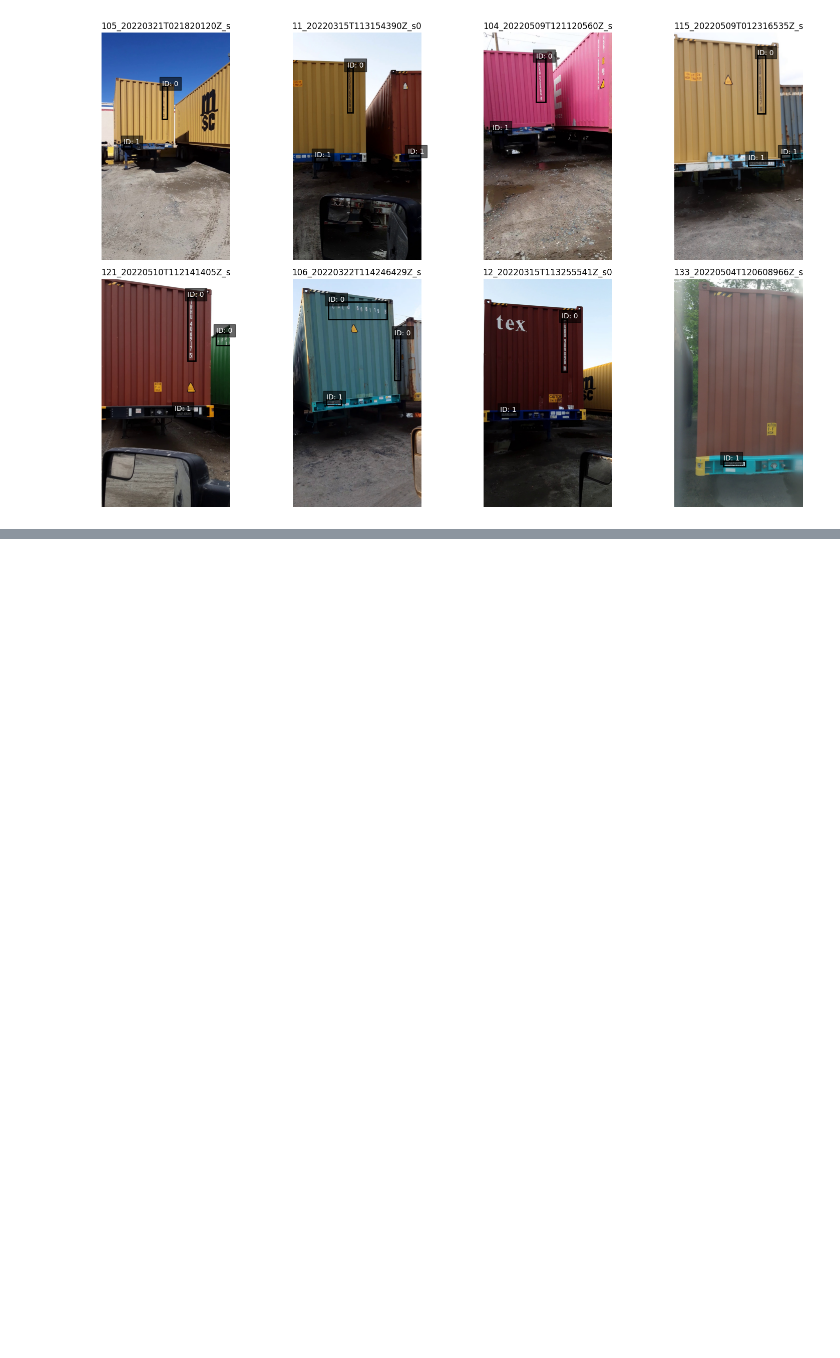
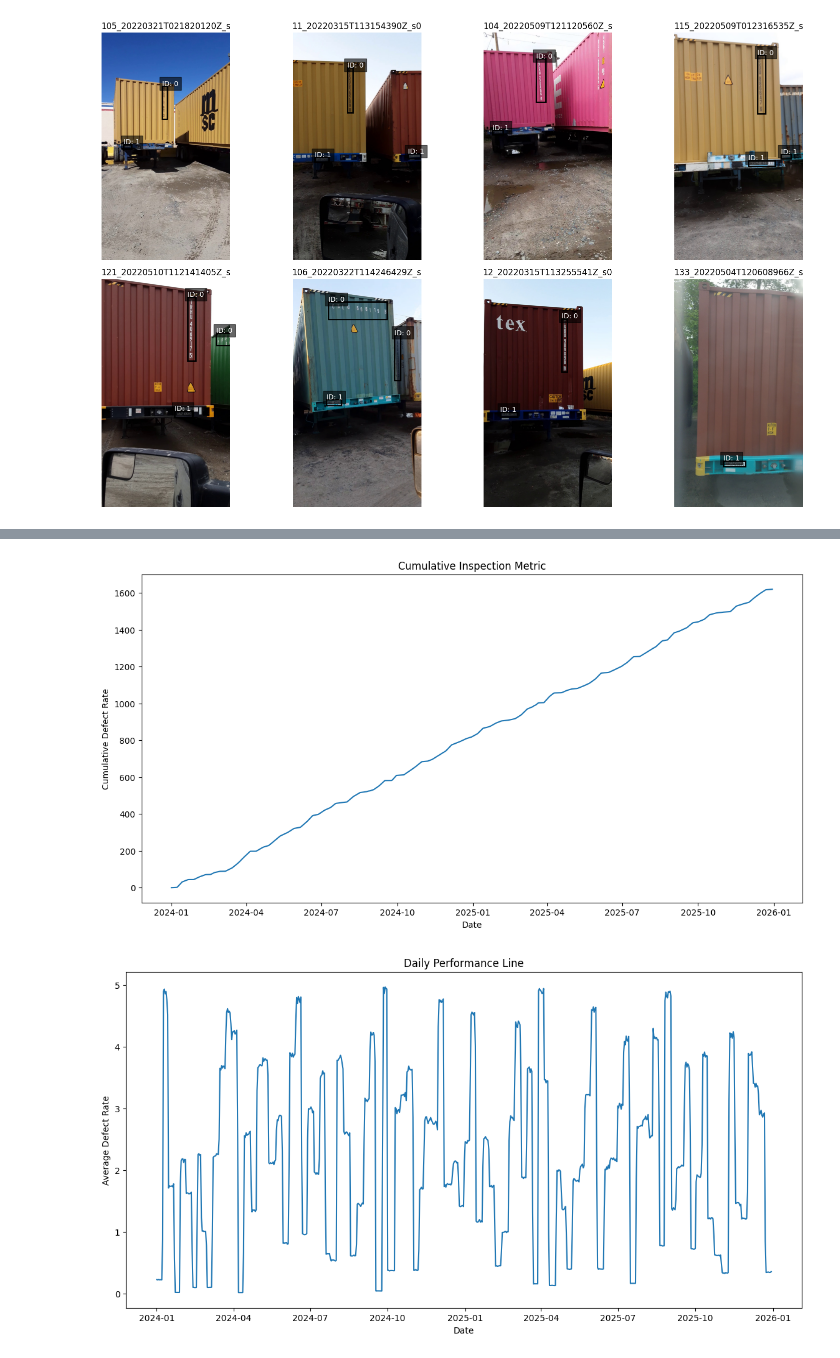
Before and after one commit to Mipjeiger/logistic-business-AI-Engineer-end-to-end-solution, a Jupyter notebook: notebooks/03_rag_pipelines.ipynb, the cells around one changed output, grey strips where cells are left out. Drawn from its saved outputs; the diff is of its cells as text; code cells hidden in the pictures; blank space fills up the shorter version.

Commit message:
add visualization for business logic metrics

```diff
--- a/notebooks/03_rag_pipelines.ipynb
+++ b/notebooks/03_rag_pipelines.ipynb
@@ -135,0 +177,16 @@ Total Images: 947
+# %%
+np.random.seed(42) # For reproducibility
+
+# We accumulate random dates for around 2 years
+start_date = pd.to_datetime("2024-01-01")
+end_date = pd.to_datetime("2025-12-31")
+
+df["inspection_date"] = pd.to_datetime(
+    np.random.uniform(
+        start_date.value,
+        end_date.value,
+        size=len(df)
+    )
+)
+
+df["inspection_date"] = df["inspection_date"].sort_values().values
@@ -135,0 +230,7 @@ Total Images: 947
+# %%
+df["container_id"] = [f"CONT_{i:05d}" for i in range(len(df))]
+df["container_image_path"] = df["container_id"].apply(
+    lambda x: os.path.join(DIR, f"{x}.jpg")
+)
+
+df[["container_id", "container_image_path"]].head()
@@ -135,0 +349,17 @@ Total Images: 947
+# %%
+# ITERABLE EXECUTION
+
+visualizer = [
+    plot_cumulative_inspections,
+    plot_daily_performance,
+    plot_monthly_heatmap,
+    plot_yearly_bar,
+    plot_distribution_histogram,
+    plot_quantile
+]
+
+for viz in visualizer:
+    viz(df)
+# %% [output]
+[figure, added]
+[figure, added]
```
Also changed, not shown: parts of 12 cells of this notebook, 2 other files.
